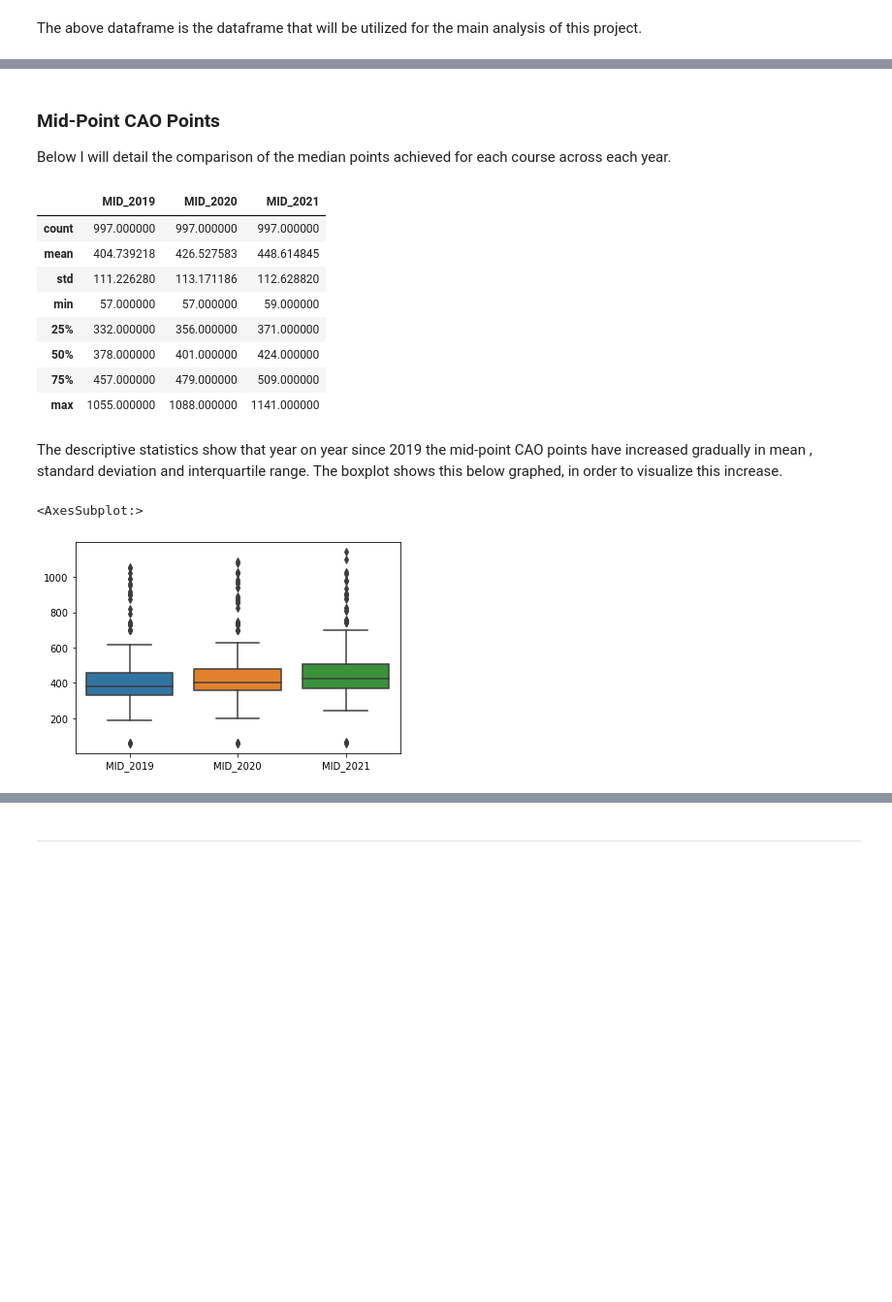
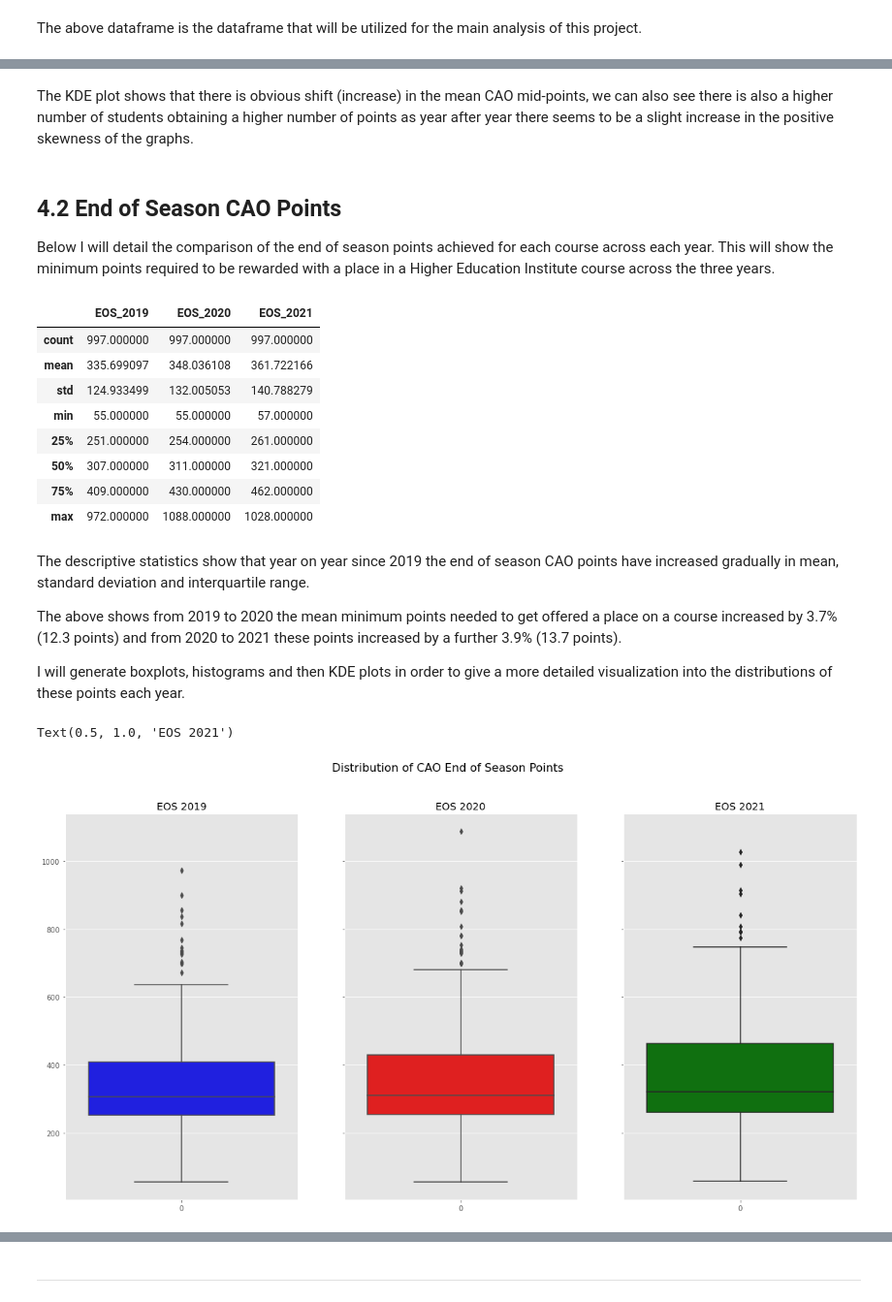
Before and after one commit to fionnmccarthy/Fundamentals-of-Data-Analysis, a Jupyter notebook: cao.ipynb, the cells around one changed output, grey strips where cells are left out. Shown at 97% size. Drawn from its saved outputs; the diff is of its cells as text; code cells hidden in the pictures; blank space fills up the shorter version.

```diff
--- a/cao.ipynb
+++ b/cao.ipynb
@@ -36,6 +38,9 @@ import numpy as np
 import matplotlib.pyplot as plt
 
 import seaborn as sns
+
+#style to use thoughout notebook
+plt.style.use('ggplot')
 # %% [markdown]
 ***
 ***
@@ -1263,6 +1252,7 @@ Therefore the above has been validated and can be used in order to ensure no col
 # %%
 CAO_3['19_20_Diff'] = CAO_3['EOS_2020'] - CAO_3['EOS_2019']
 CAO_3['20_21_Diff'] = CAO_3['EOS_2021'] - CAO_3['EOS_2020']
+CAO_3['19_21_Diff'] = CAO_3['EOS_2021'] - CAO_3['EOS_2019']
 # %%
 CAO_3['19_20_Diff_M'] = CAO_3['MID_2020'] - CAO_3['MID_2019']
 CAO_3['20_21_Diff_M'] = CAO_3['MID_2021'] - CAO_3['MID_2020']
@@ -1314,0 +1320,18 @@ sns.boxplot(data = EOS_data)
+# %%
+plt.style.use('ggplot')
+
+# https://dev.to/thalesbruno/subplotting-with-matplotlib-and-seaborn-5ei8 [13]
+fig, axes = plt.subplots(1, 3, figsize=(20, 10), sharey=True)
+fig.suptitle('Distribution of CAO Mid-points', size = 16, weight= 16)
+
+
+sns.histplot(ax=axes[0], data = MID_data['MID_2019'], color='blue', kde=True)
+axes[0].set_title('Mid-points 2019')
+
+
+sns.histplot(ax=axes[1], data = MID_data['MID_2020'], color='red', kde=True)
+axes[1].set_title('Mid-points 2020')
+
+
+sns.histplot(ax=axes[2], data = MID_data['MID_2021'], color='green', kde=True)
+axes[2].set_title('Mid-points 2021')
@@ -1315,22 +1350,39 @@ sns.boxplot(data = EOS_data)
+# %% [markdown]
+The KDE plot shows that there is obvious shift (increase) in the mean CAO mid-points, we can also see there is also a higher number of students obtaining a higher number of points as year after year there seems to be a slight increase in the positive skewness of the graphs.
 # %% [markdown]
-### Mid-Point CAO Points
-Below I will detail the comparison of the median points achieved for each course across each year.
+## 4.2 End of Season CAO Points
+Below I will detail the comparison of the end of season points achieved for each course across each year. This will show the minimum points required to be rewarded with a place in a Higher Education Institute course across the three years.
 # %%
-MID_data.describe()
+EOS_data.describe()
 # %% [output]
-|  | MID_2019 | MID_2020 | MID_2021 |
+|  | EOS_2019 | EOS_2020 | EOS_2021 |
 | count | 997.000000 | 997.000000 | 997.000000 |
-| mean | 404.739218 | 426.527583 | 448.614845 |
-| std | 111.226280 | 113.171186 | 112.628820 |
-| min | 57.000000 | 57.000000 | 59.000000 |
-| 25% | 332.000000 | 356.000000 | 371.000000 |
-| 50% | 378.000000 | 401.000000 | 424.000000 |
-| 75% | 457.000000 | 479.000000 | 509.000000 |
-| max | 1055.000000 | 1088.000000 | 1141.000000 |
+| mean | 335.699097 | 348.036108 | 361.722166 |
+| std | 124.933499 | 132.005053 | 140.788279 |
+| min | 55.000000 | 55.000000 | 57.000000 |
+| 25% | 251.000000 | 254.000000 | 261.000000 |
+| 50% | 307.000000 | 311.000000 | 321.000000 |
+| 75% | 409.000000 | 430.000000 | 462.000000 |
+| max | 972.000000 | 1088.000000 | 1028.000000 |
 # %% [markdown]
-The descriptive statistics show that year on year since 2019 the mid-point CAO points have increased gradually in mean , standard deviation and interquartile range. The boxplot shows this below graphed, in order to visualize this increase.
+The descriptive statistics show that year on year since 2019 the end of season CAO points have increased gradually in mean, standard deviation and interquartile range.
+
+The above shows from 2019 to 2020 the mean minimum points needed to get offered a place on a course increased by 3.7% (12.3 points) and from 2020 to 2021 these points increased by a further 3.9% (13.7 points).
+
+I will generate boxplots, histograms and then KDE plots in order to give a more detailed visualization into the distributions of these points each year.
 # %%
-sns.boxplot(data = MID_data)
+# https://dev.to/thalesbruno/subplotting-with-matplotlib-and-seaborn-5ei8
+fig, axes = plt.subplots(1, 3, figsize=(20, 10), sharey=True)
+fig.suptitle('Distribution of CAO End of Season Points', size = 16, weight= 16)
+
+sns.boxplot(ax=axes[0], data = EOS_data['EOS_2019'], color='blue')
+axes[0].set_title('EOS 2019')
+
+sns.boxplot(ax=axes[1], data = EOS_data['EOS_2020'], color='red')
+axes[1].set_title('EOS 2020')
+
+sns.boxplot(ax=axes[2], data = EOS_data['EOS_2021'], color='green')
+axes[2].set_title('EOS 2021')
 # %% [output]
-<AxesSubplot:>
+Text(0.5, 1.0, 'EOS 2021')
-[figure, old version]
+[figure, new version]
```
Also changed, not shown: parts of 70 cells of this notebook, 35 other files.
